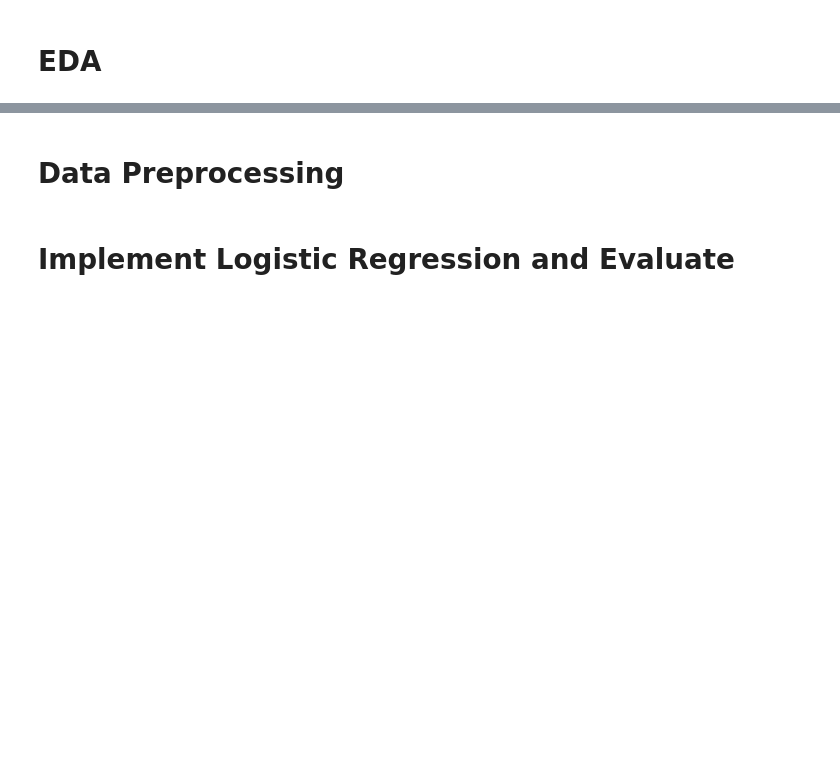
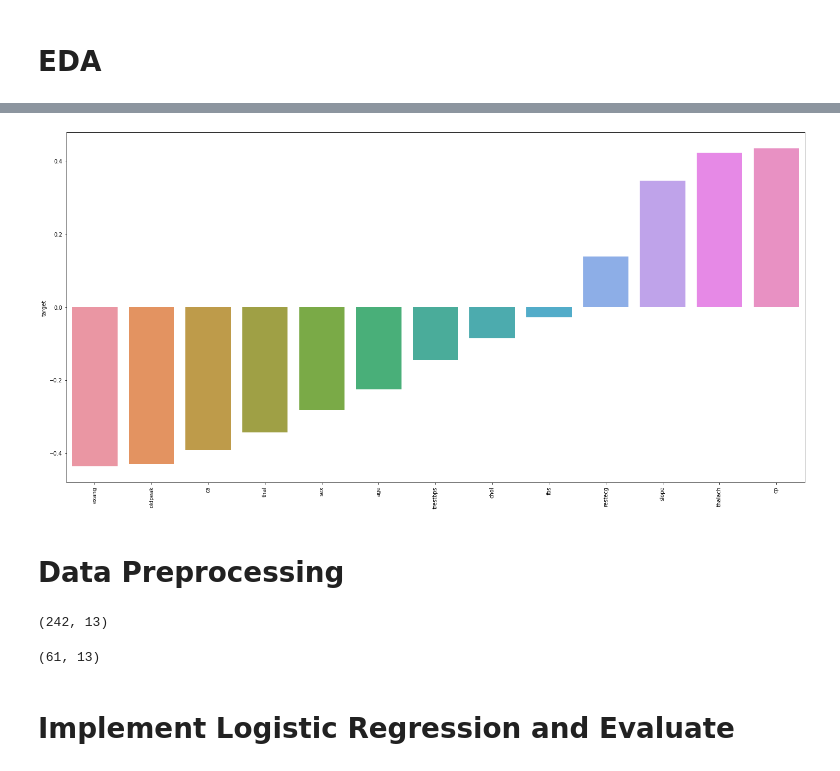
Before and after one commit to yasir5008/DS_-_ITF_Just_Working_Directory, a Jupyter notebook: ML/assignments/Heart_Stroke_Prediction_lab.ipynb, the cells around one changed output, grey strips where cells are left out. Drawn from its saved outputs; the diff is of its cells as text; code cells hidden in the pictures; blank space fills up the shorter version.

```diff
--- a/ML/assignments/Heart_Stroke_Prediction_lab.ipynb
+++ b/ML/assignments/Heart_Stroke_Prediction_lab.ipynb
@@ -30,2 +103,9 @@ Data vocabulary:
+# %%
+plt.figure(figsize = (20,10))
+sns.barplot(x = target_corr.index, y = target_corr)
+plt.xticks(rotation=90)
+plt.tight_layout();
+# %% [output]
+[figure, added]
 # %% [markdown]
 # Data Preprocessing
@@ -32,3 +117,11 @@ Data vocabulary:
+# %%
+X_train.shape
+# %% [output]
+(242, 13)
+# %%
+X_test.shape
+# %% [output]
+(61, 13)
 # %% [markdown]
 # Implement Logistic Regression and Evaluate
 # %% [markdown]
```
Also changed, not shown: parts of 9 cells of this notebook.
